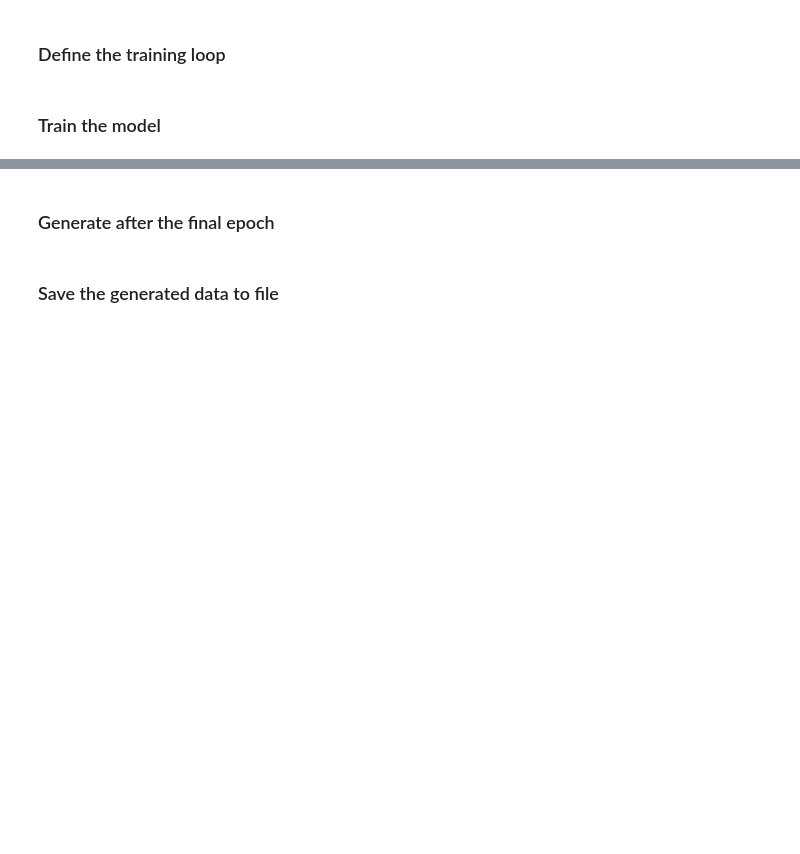
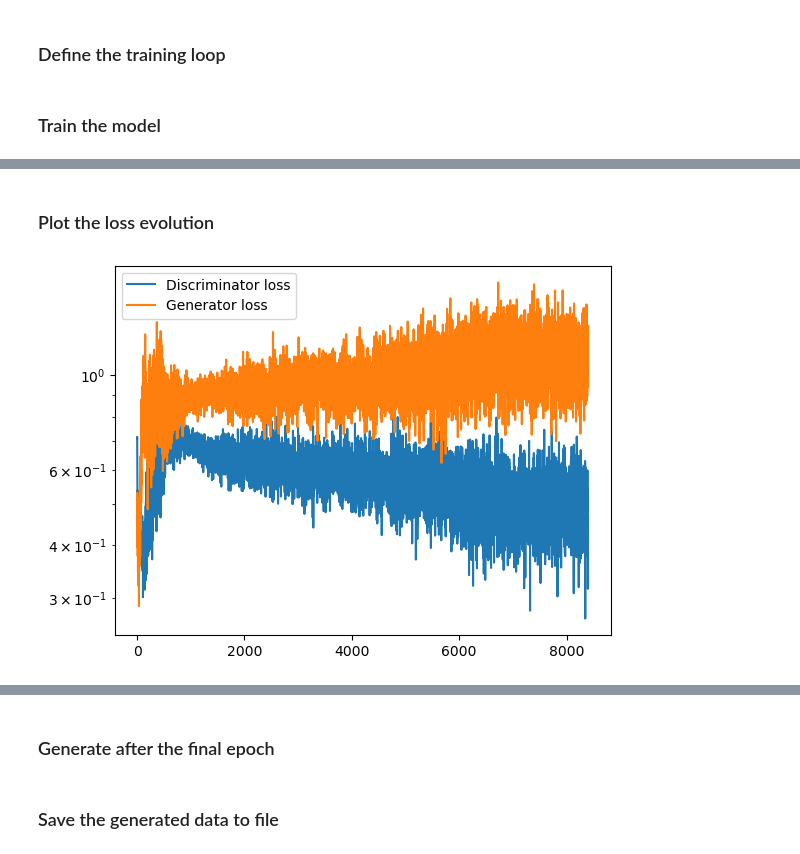
Before and after one commit to Varker00/rna-generator, a Jupyter notebook: gan.ipynb, the cells around one changed output, grey strips where cells are left out. Drawn from its saved outputs; the diff is of its cells as text; code cells hidden in the pictures; blank space fills up the shorter version.

```diff
--- a/gan.ipynb
+++ b/gan.ipynb
@@ -156,0 +189,13 @@ combined.compile(loss='binary_crossentropy', optimizer=Adam(0.0002, 0.5))
+# %%
+def compute_gradient_norm(model, real_data, fake_data):
+    with tf.GradientTape() as tape:
+        # Obliczanie straty dyskryminatora
+        real_output = model(real_data, training=True)
+        fake_output = model(fake_data, training=True)
+        loss = wasserstein_loss(real_output, fake_output)
+
+    # Obliczanie gradientów względem wag dyskryminatora
+    gradients = tape.gradient(loss, model.trainable_variables)
+    # Obliczanie normy gradientów
+    gradient_norm = tf.linalg.global_norm(gradients)
+    return gradient_norm.numpy()
@@ -156,0 +214,7 @@ combined.compile(loss='binary_crossentropy', optimizer=Adam(0.0002, 0.5))
+# %%
+from sklearn.utils.extmath import randomized_svd
+def matrix_sqrt_via_svd(matrix):
+    """ Przybliżony pierwiastek macierzy przy użyciu randomized SVD. """
+    U, S, V = randomized_svd(matrix, n_components=100)
+    sqrt_S = np.sqrt(S)
+    return np.dot(U * sqrt_S, V)
@@ -157,2 +257,13 @@ combined.compile(loss='binary_crossentropy', optimizer=Adam(0.0002, 0.5))
+# %%
+def inverse_scale_data(generated_data, original_min, original_max):
+    generated_data = (generated_data + 1) / 2
+    generated_data = generated_data * (original_max - original_min) + original_min
+    return generated_data
+
+def generate_data(generator, n_samples):
+    noise = np.random.normal(0, 1, size=(n_samples, latent_dim))
+    generated_data = generator.predict(noise)
+    generated_data = inverse_scale_data(generated_data, original_min, original_max)
+    return generated_data
 # %% [markdown]
 ### Define the training loop
@@ -209,5 +362,5 @@ def train(generator, discriminator, combined, data, latent_dim, epochs, batch_si
 ### Train the model
 # %%
 # Trenowanie modelu
-train(generator, discriminator, combined, data, latent_dim, epochs=3000, batch_size=128)
+d_loss_list, g_loss_list, gradient_norm_list, fid_score_list, best_generator = train(generator, discriminator, combined, data, latent_dim, epochs=20000, batch_size=8, save_interval=100)
 # %% [output]
@@ -230,0 +390,11 @@ Time for epoch 2951 is 0.17442703247070312 sec
+# %% [markdown]
+### Plot the loss evolution
+# %%
+# Plot the loss values
+plt.yscale('log')
+plt.plot(d_loss_list, label='Discriminator loss')
+plt.plot(g_loss_list, label='Generator loss')
+plt.legend()
+plt.show()
+# %% [output]
+[figure, added]
```
Also changed, not shown: parts of 30 cells of this notebook, 3 other files.
